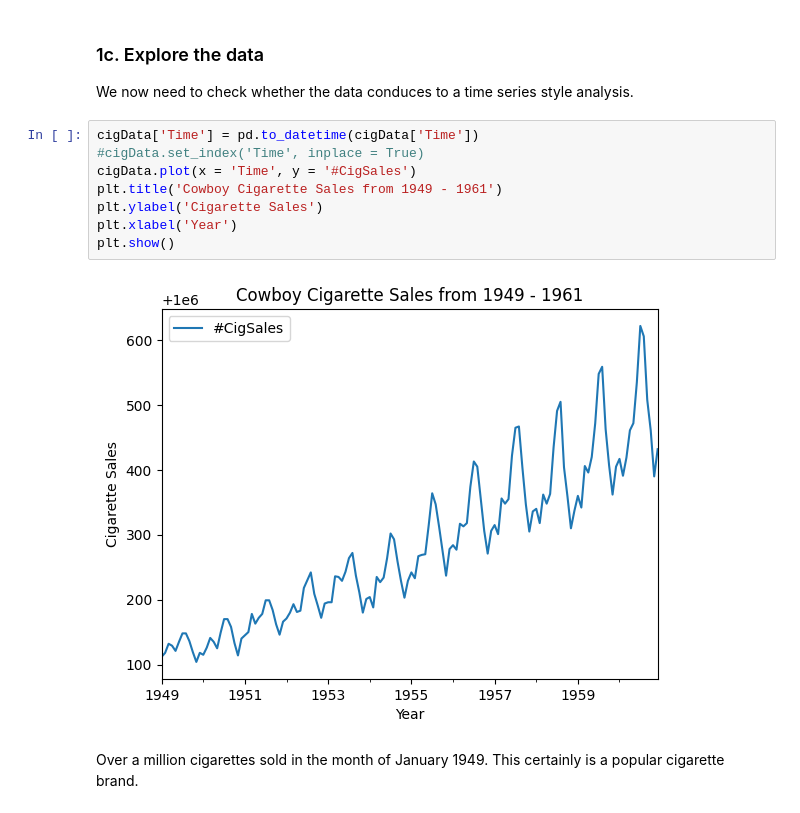
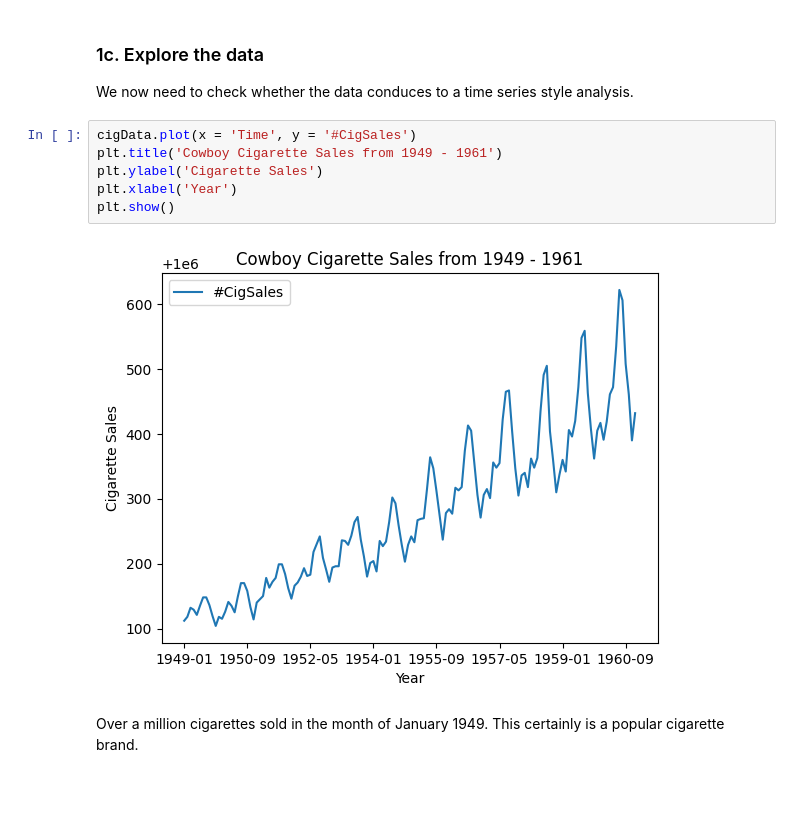
Before and after one commit to Taliwat/Springboard-DS, a Jupyter notebook: Mod31 - Time Series Analysis/Cowboy Cigarettes Case Study - Tier 3.ipynb, the cells around one changed output. Cells and saved outputs as stored; diff of their text form.

Commit message:
pushing updates to repo, plots need finalization

```diff
--- a/Mod31 - Time Series Analysis/Cowboy Cigarettes Case Study - Tier 3.ipynb
+++ b/Mod31 - Time Series Analysis/Cowboy Cigarettes Case Study - Tier 3.ipynb
@@ -73,15 +78,13 @@ cigData.head()
 ### 1c. Explore the data
 We now need to check whether the data conduces to a time series style analysis.
 # %%
-cigData['Time'] = pd.to_datetime(cigData['Time'])
-#cigData.set_index('Time', inplace = True)
 cigData.plot(x = 'Time', y = '#CigSales')
 plt.title('Cowboy Cigarette Sales from 1949 - 1961')
 plt.ylabel('Cigarette Sales')
 plt.xlabel('Year')
 plt.show()
 # %% [output]
-[figure, old version]
+[figure, new version]
 # %% [markdown]
 Over a million cigarettes sold in the month of January 1949. This certainly is a popular cigarette brand.
 # %% [markdown]
```
Also changed, not shown: parts of 37 cells of this notebook.
